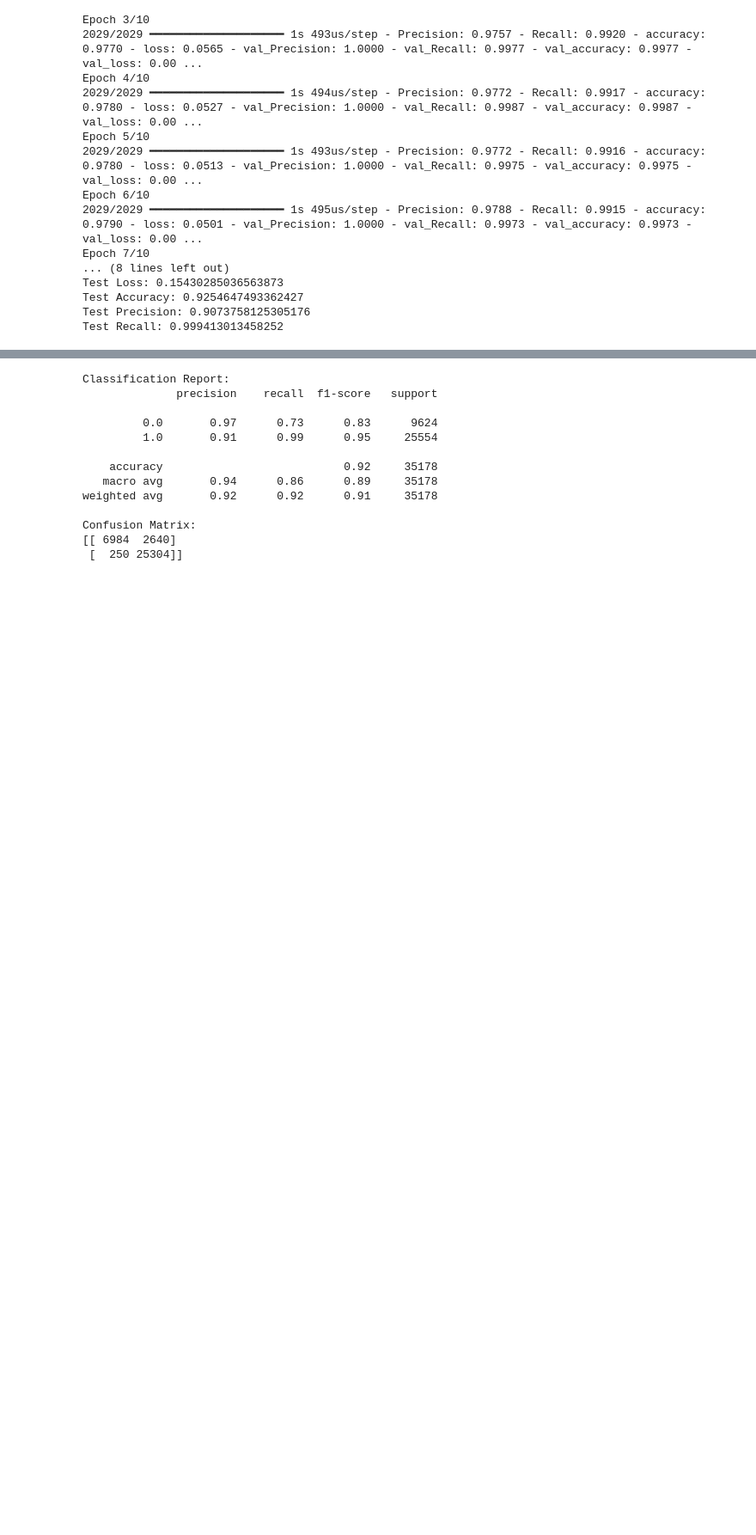
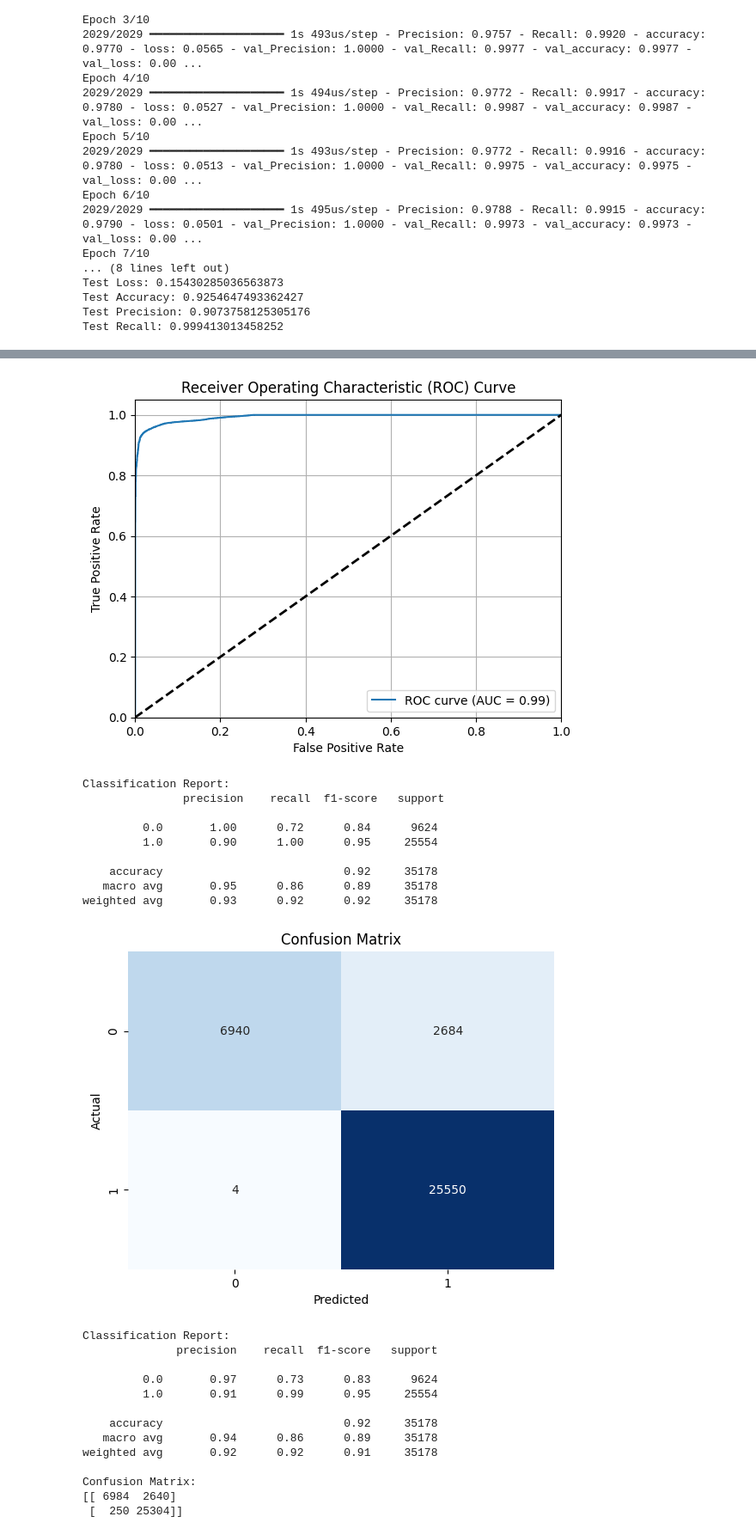
Before and after one commit to davidjcastrejon/ml-cyberattack-detection, a Jupyter notebook: cybersecurity.ipynb, the cells around one changed output, grey strips where cells are left out. Shown at 86% size. Drawn from its saved outputs; the diff is of its cells as text; code cells hidden in the pictures; blank space fills up the shorter version.

```diff
--- a/cybersecurity.ipynb
+++ b/cybersecurity.ipynb
@@ -439,3 +439,49 @@ Test Loss: 0.15430285036563873
 Test Accuracy: 0.9254647493362427
 Test Precision: 0.9073758125305176
 Test Recall: 0.999413013458252
+# %%
+import numpy as np
+import matplotlib.pyplot as plt
+from sklearn.metrics import roc_curve, auc, confusion_matrix, classification_report
+import seaborn as sns
+
+# Assuming you have your model trained and X_test, y_test loaded
+
+# Get predicted probabilities for the positive class
+y_pred_prob = model.predict(X_test)[:, 1]
+
+# Compute ROC curve and ROC area
+fpr, tpr, _ = roc_curve(y_test, y_pred_prob)
+roc_auc = auc(fpr, tpr)
+
+# Plot ROC curve
+# plt.figure(figsize=(8, 6))
+plt.plot(fpr, tpr, label=f'ROC curve (AUC = {roc_auc:.2f})')
+plt.plot([0, 1], [0, 1], 'k--', lw=2)  # Plot random curve
+plt.xlim([0.0, 1.0])
+plt.ylim([0.0, 1.05])
+plt.xlabel('False Positive Rate')
+plt.ylabel('True Positive Rate')
+plt.title('Receiver Operating Characteristic (ROC) Curve')
+plt.legend(loc='lower right')
+plt.grid(True)
+plt.show()
+
+# Generate classification report
+y_pred = (y_pred_prob > 0.5).astype(int)
+report = classification_report(y_test, y_pred)
+
+# Print classification report
+print("Classification Report:\n", report)
+
+# Compute confusion matrix
+cm = confusion_matrix(y_test, y_pred)
+
+# Plot confusion matrix
+# plt.figure(figsize=(8, 6))
+sns.heatmap(cm, annot=True, fmt='d', cmap='Blues', cbar=False)
+plt.title('Confusion Matrix')
+plt.xlabel('Predicted')
+plt.ylabel('Actual')
+plt.show()
+# %% [output]
@@ -442,3 +489,14 @@ Test Recall: 0.999413013458252
+[figure, added]
+Classification Report:
+               precision    recall  f1-score   support
+
+         0.0       1.00      0.72      0.84      9624
+         1.0       0.90      1.00      0.95     25554
+
+    accuracy                           0.92     35178
+   macro avg       0.95      0.86      0.89     35178
+weighted avg       0.93      0.92      0.92     35178
+[figure, added]
 # %%
 from sklearn.preprocessing import StandardScaler
 from sklearn.linear_model import LogisticRegression
```
Also changed, not shown: parts of 2 cells of this notebook.
